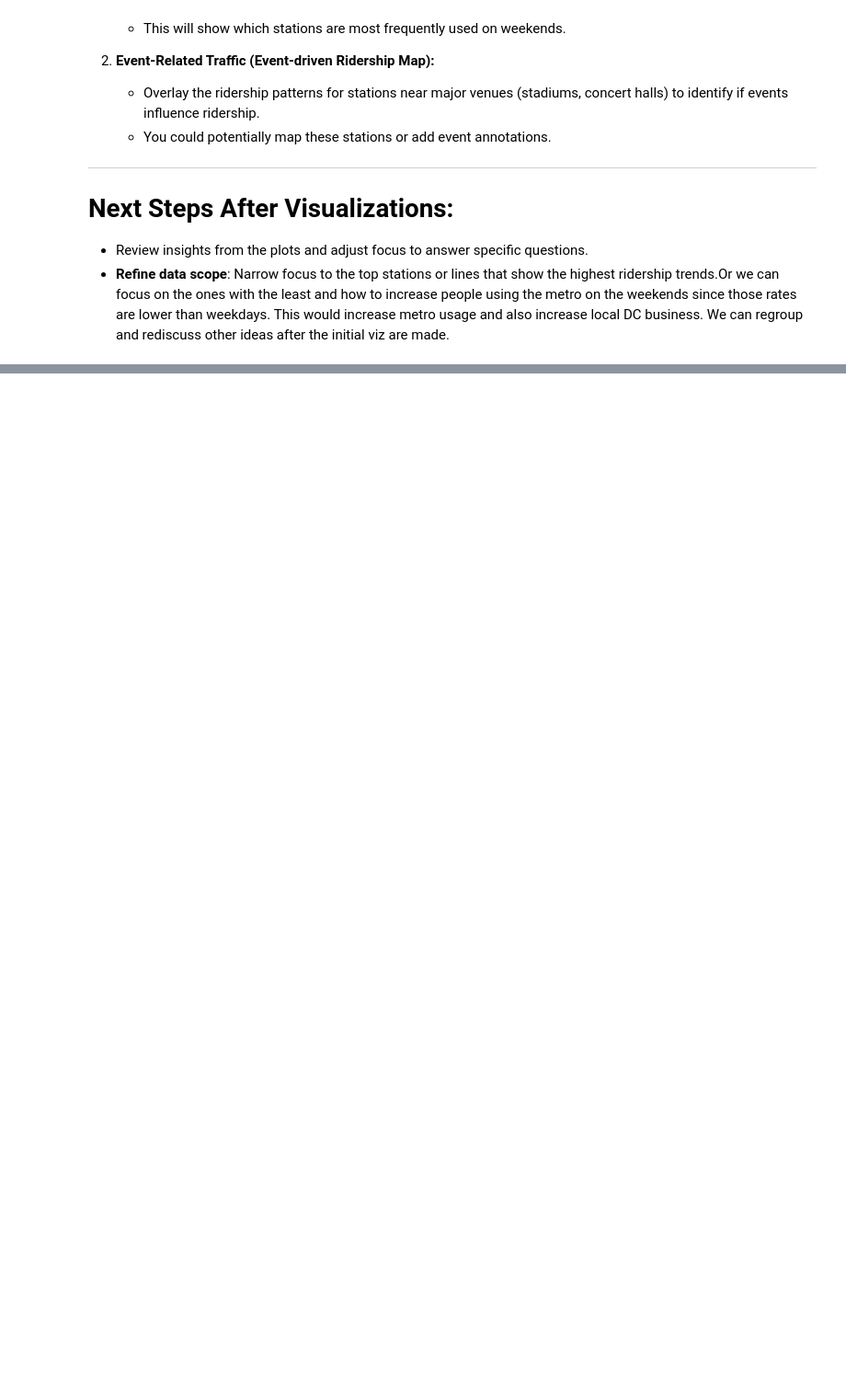
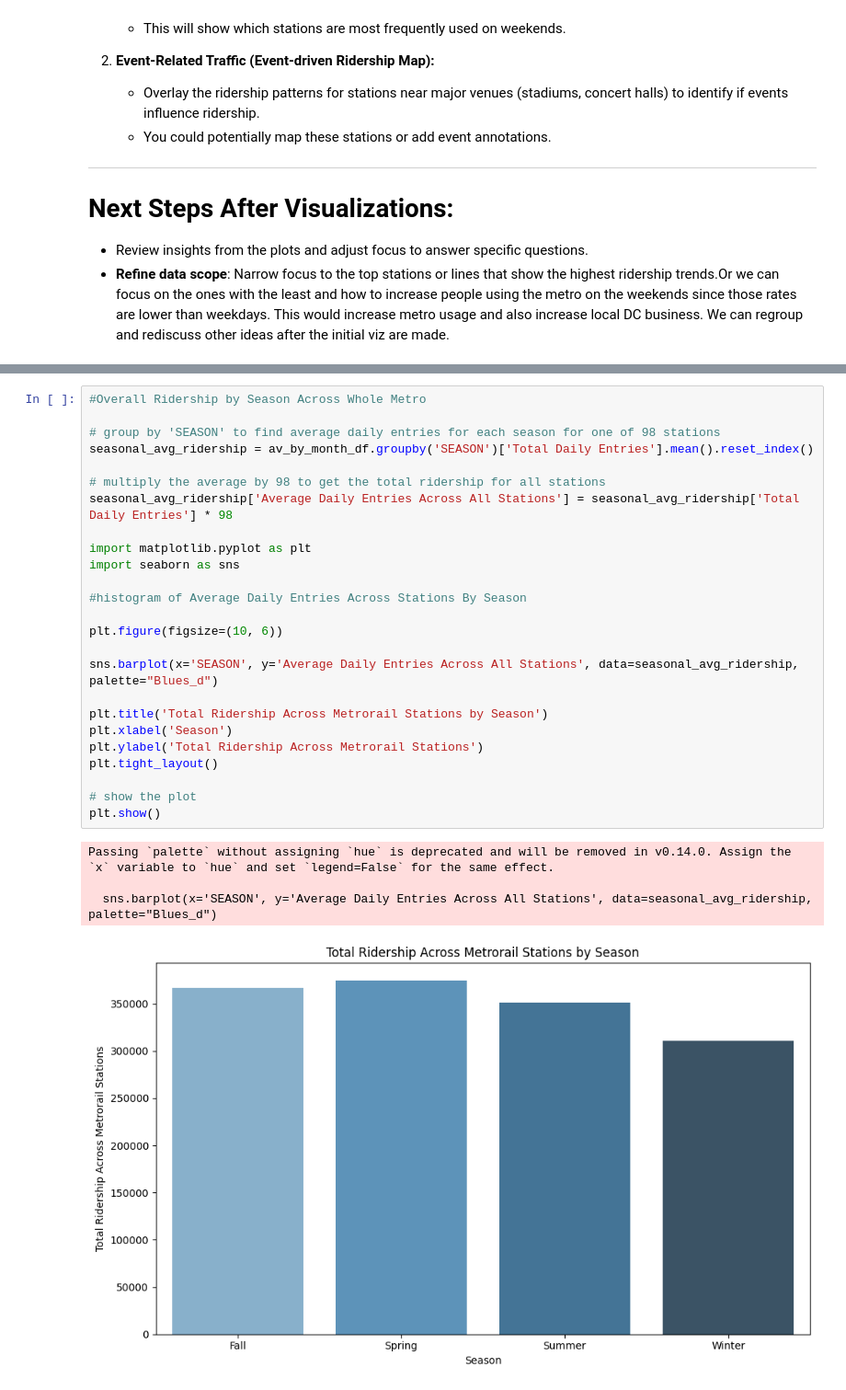
Before and after one commit to maya-mp/WMATA_Analysis, a Jupyter notebook: Info_Challenge/Initial_Viz/First_Visualizations.ipynb, the cells around one changed output, grey strips where cells are left out. Shown at 92% size. Drawn from its saved outputs; the diff is of its cells as text; blank space fills up the shorter version.

Commit message:
made merged df between All_Months.csv and metro_stations.csv (stored in merged_df.csv) this will be helpful for Tableau. Also did some base viz to get us going.

```diff
--- a/Info_Challenge/Initial_Viz/First_Visualizations.ipynb
+++ b/Info_Challenge/Initial_Viz/First_Visualizations.ipynb
@@ -225,0 +233,30 @@ Here are my ideas so far:
+# %%
+#Overall Ridership by Season Across Whole Metro
+
+# group by 'SEASON' to find average daily entries for each season for one of 98 stations
+seasonal_avg_ridership = av_by_month_df.groupby('SEASON')['Total Daily Entries'].mean().reset_index()
+
+# multiply the average by 98 to get the total ridership for all stations
+seasonal_avg_ridership['Average Daily Entries Across All Stations'] = seasonal_avg_ridership['Total Daily Entries'] * 98
+
+import matplotlib.pyplot as plt
+import seaborn as sns
+
+#histogram of Average Daily Entries Across Stations By Season
+
+plt.figure(figsize=(10, 6))
+
+sns.barplot(x='SEASON', y='Average Daily Entries Across All Stations', data=seasonal_avg_ridership, palette="Blues_d")
+
+plt.title('Total Ridership Across Metrorail Stations by Season')
+plt.xlabel('Season')
+plt.ylabel('Total Ridership Across Metrorail Stations')
+plt.tight_layout()
+
+# show the plot
+plt.show()
+# %% [output]
+Passing `palette` without assigning `hue` is deprecated and will be removed in v0.14.0. Assign the `x` variable to `hue` and set `legend=False` for the same effect.
+
+  sns.barplot(x='SEASON', y='Average Daily Entries Across All Stations', data=seasonal_avg_ridership, palette="Blues_d")
+[figure, added]
```
Also changed, not shown: parts of 8 cells of this notebook, 1 other file.
